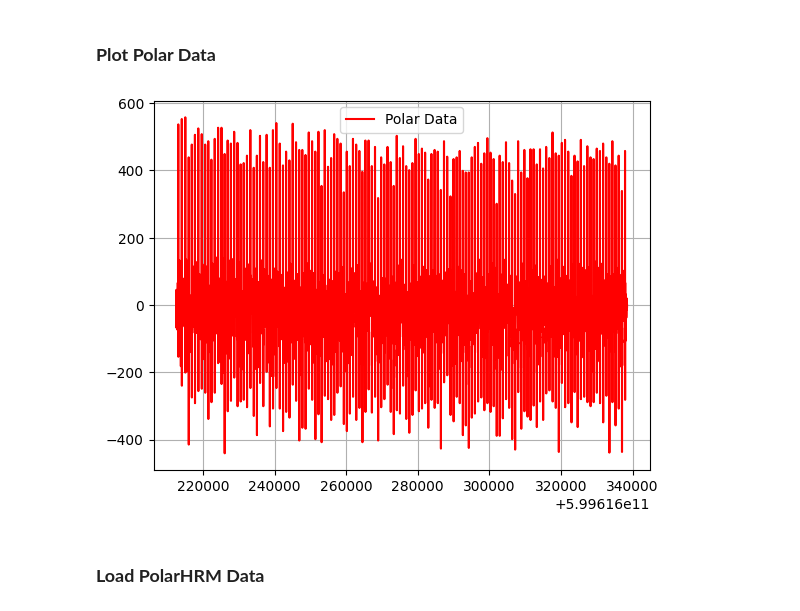
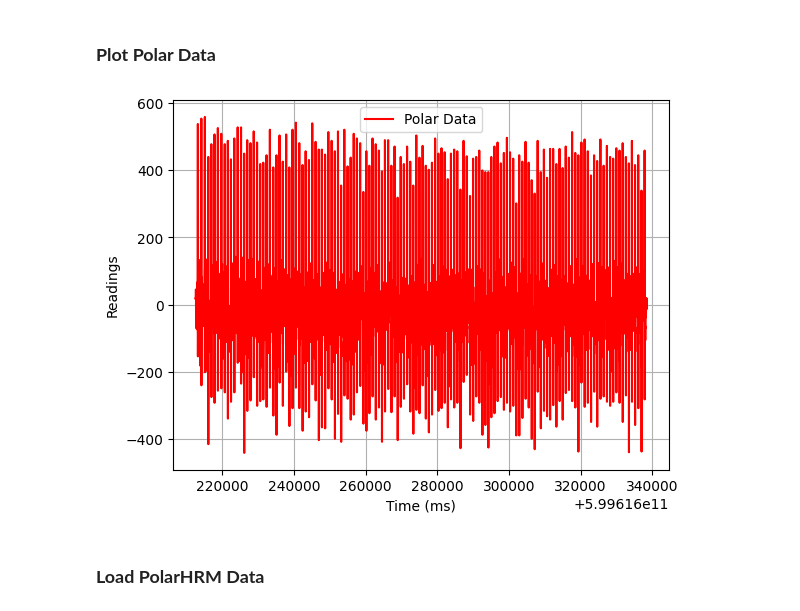
Before and after one commit to Showmick119/Benchmarking-Signal-Processing-Packages, a Jupyter notebook: practice.ipynb, the cells around one changed output. Drawn from its saved outputs; the diff is of its cells as text; code cells hidden in the pictures.

Commit message:
x, y labels and format adjustments for visuals

```diff
--- a/practice.ipynb
+++ b/practice.ipynb
@@ -49,13 +51,15 @@ print(polar_data.head())
 # %%
 x_axis = polar_data["timestamp_ms"]
 y_axis = polar_data["value"]
 
 plt.plot(x_axis, y_axis, c='r', label="Polar Data")
 plt.legend()
 plt.grid(True, 'both', 'both')
+plt.xlabel("Time (ms)")
+plt.ylabel("Readings")
 plt.show()
 # %% [output]
-[figure, old version]
+[figure, new version]
 # %% [markdown]
 ### **Load PolarHRM Data**
 # %%
```
Also changed, not shown: parts of 4 cells of this notebook.
